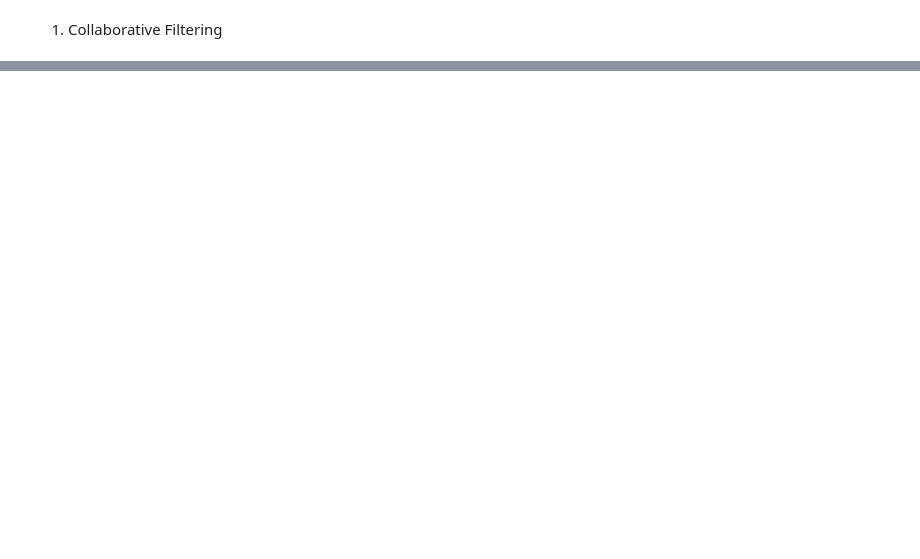
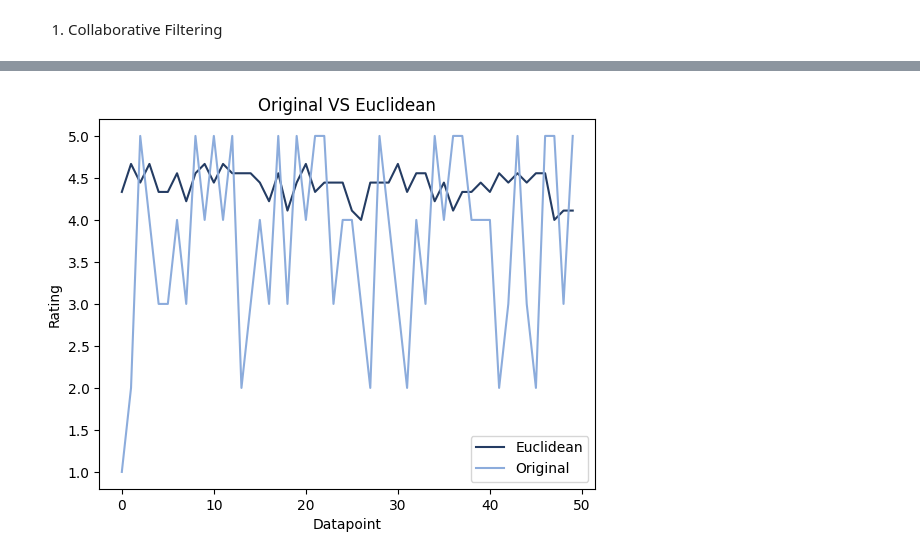
Before and after one commit to AliFehmi/MLProjects, a Jupyter notebook: movieRecommender.ipynb, the cells around one changed output, grey strips where cells are left out. Drawn from its saved outputs; the diff is of its cells as text; code cells hidden in the pictures; blank space fills up the shorter version.

```diff
--- a/movieRecommender.ipynb
+++ b/movieRecommender.ipynb
@@ -419,0 +441,10 @@ To use the future default and silence this warning we advise to pass `rcond=None
+# %%
+plt.plot(test_euclidean, label = "Euclidean",color="#243c63")
+plt.plot(original, label = "Original", color ='#8cacdc')
+plt.xlabel("Datapoint")
+plt.ylabel("Rating")
+plt.title('Original VS Euclidean')
+plt.legend()
+plt.show()
+# %% [output]
+[figure, added]
```
Also changed, not shown: parts of 60 cells of this notebook.
